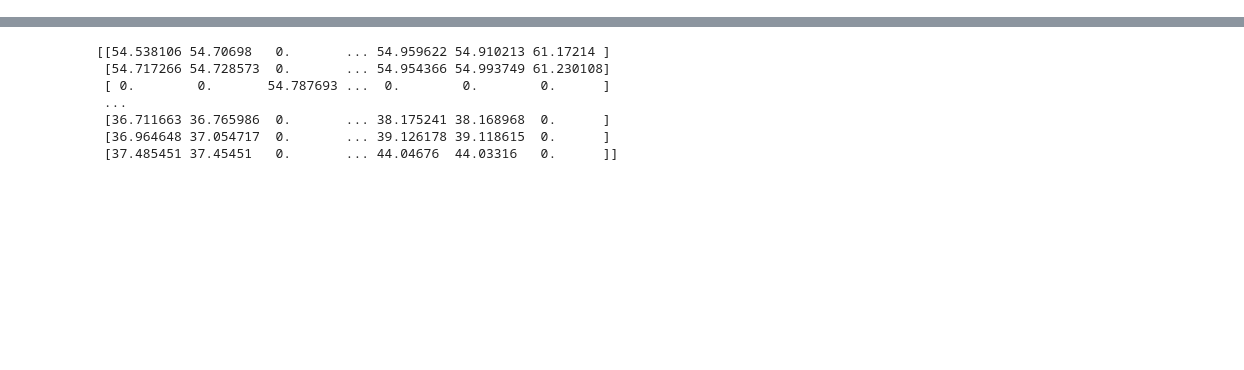
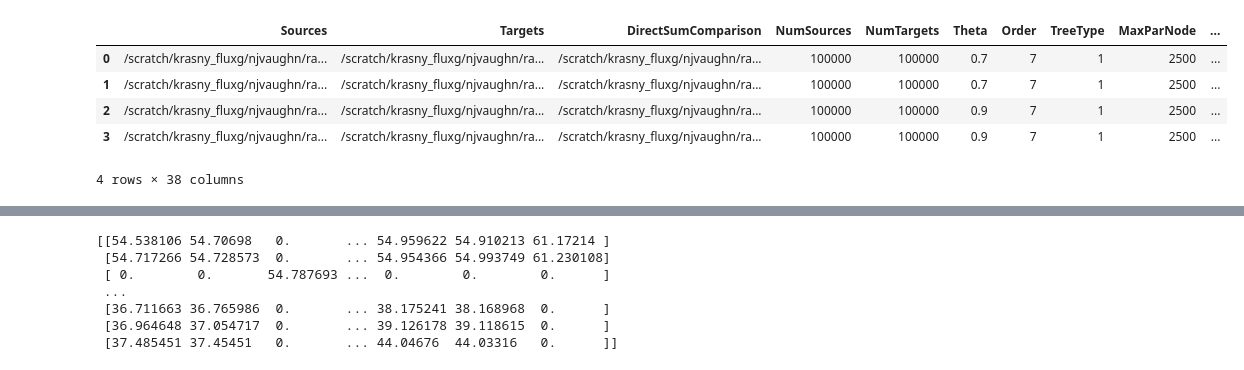
Before and after one commit to Treecodes/BaryTree, a Jupyter notebook: results/hermite-vs-lagrange.ipynb, the cells around one changed output, grey strips where cells are left out. Saved outputs shown, nothing was run; the diff lists cells and outputs as text; code cells hidden in the pictures; blank space fills up the shorter version.

```diff
--- a/results/hermite-vs-lagrange.ipynb
+++ b/results/hermite-vs-lagrange.ipynb
@@ -21,7 +21,7 @@ rcParams.update({'font.size': 12})
 Header = ["Sources", "Targets", "DirectSumComparison","NumSources","NumTargets","Theta","Order","TreeType","MaxParNode", "BatchSize", "Kappa",
           "PotentialType","sflag","pflag","p","time_preproc", "TreeBuildTime", "time2", "time3", "time4", "time5",
           "time6", "time7", "time8", "time9", "time10", "time11", "TreecodeTime", "time13",
-          "dpengglob", "tpengglob", "abs_pengerr", "RelativeError", "inferr", "relinferr", "2-norm Error", "Rel. 2-Norm Error"]
+          "dpengglob", "tpengglob", "abs_pengerr", "RelativeError", "inferr", "relinferr", "2-norm Error", "Rel. 2-Norm Error", "NumDevices"]
 # %%
 ## Load Dataframe
 resultsDir='/Users/nathanvaughn/Documents/synchronizedDataFiles/KITCpaperData/hermiteTesting/coulomb/'
@@ -34,9 +34,10 @@ resultsDir='/Users/nathanvaughn/Documents/synchronizedDataFiles/KITCpaperData/he
 # resultsFile='hermite_batch_node_size_1000000.csv'
 # resultsFile='hermite_coarse_batch_node_size_10000000.csv'
 # resultsFile='hermite_batch_node_size_10000000.csv'
-resultsFile='K40_hermite_batch_node_size_1000000.csv'
+# resultsFile='K40_hermite_batch_node_size_1000000.csv'
 
-
+## GPU Parallelization
+resultsFile='K20_hermite_GPU_parallelized_100000.csv'
 
 df = pd.read_csv(resultsDir + resultsFile, names=Header)
 # %%
@@ -176,3 +177,12 @@ def NodeSizeVsBatchSize(df,save=False):
         plt.savefig(saveID+'_and_accuracy.png', bbox_inches='tight',format='png')
 
     plt.show()
+# %%
+df
+# %% [output]
+|  | Sources | Targets | DirectSumComparison | NumSources | NumTargets | Theta | Order | TreeType | MaxParNode | ... |
+| 0 | /scratch/krasny_fluxg/njvaughn/ra... | /scratch/krasny_fluxg/njvaughn/ra... | /scratch/krasny_fluxg/njvaughn/ra... | 100000 | 100000 | 0.7 | 7 | 1 | 2500 | ... |
+| 1 | /scratch/krasny_fluxg/njvaughn/ra... | /scratch/krasny_fluxg/njvaughn/ra... | /scratch/krasny_fluxg/njvaughn/ra... | 100000 | 100000 | 0.7 | 7 | 1 | 2500 | ... |
+| 2 | /scratch/krasny_fluxg/njvaughn/ra... | /scratch/krasny_fluxg/njvaughn/ra... | /scratch/krasny_fluxg/njvaughn/ra... | 100000 | 100000 | 0.9 | 7 | 1 | 2500 | ... |
+| 3 | /scratch/krasny_fluxg/njvaughn/ra... | /scratch/krasny_fluxg/njvaughn/ra... | /scratch/krasny_fluxg/njvaughn/ra... | 100000 | 100000 | 0.9 | 7 | 1 | 2500 | ... |
+4 rows × 38 columns
```
Also changed, not shown: parts of 1 cell of this notebook, 2 other files.
